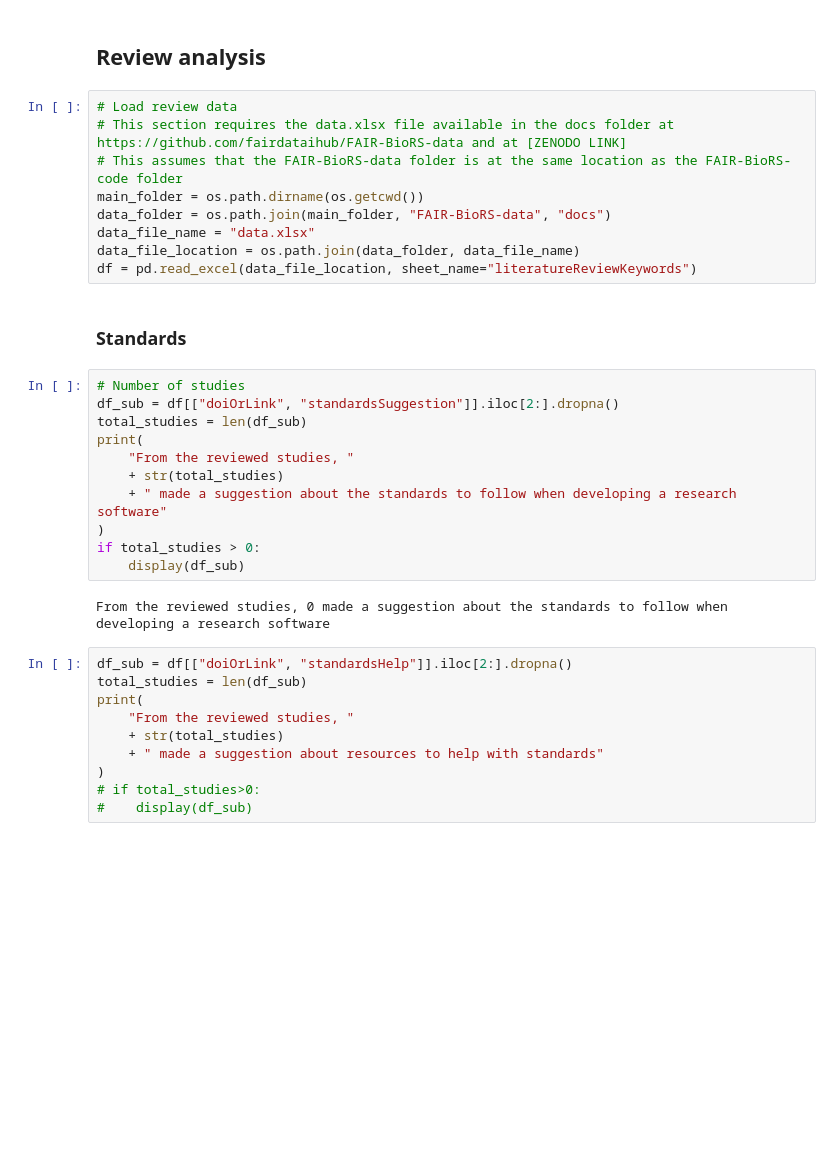
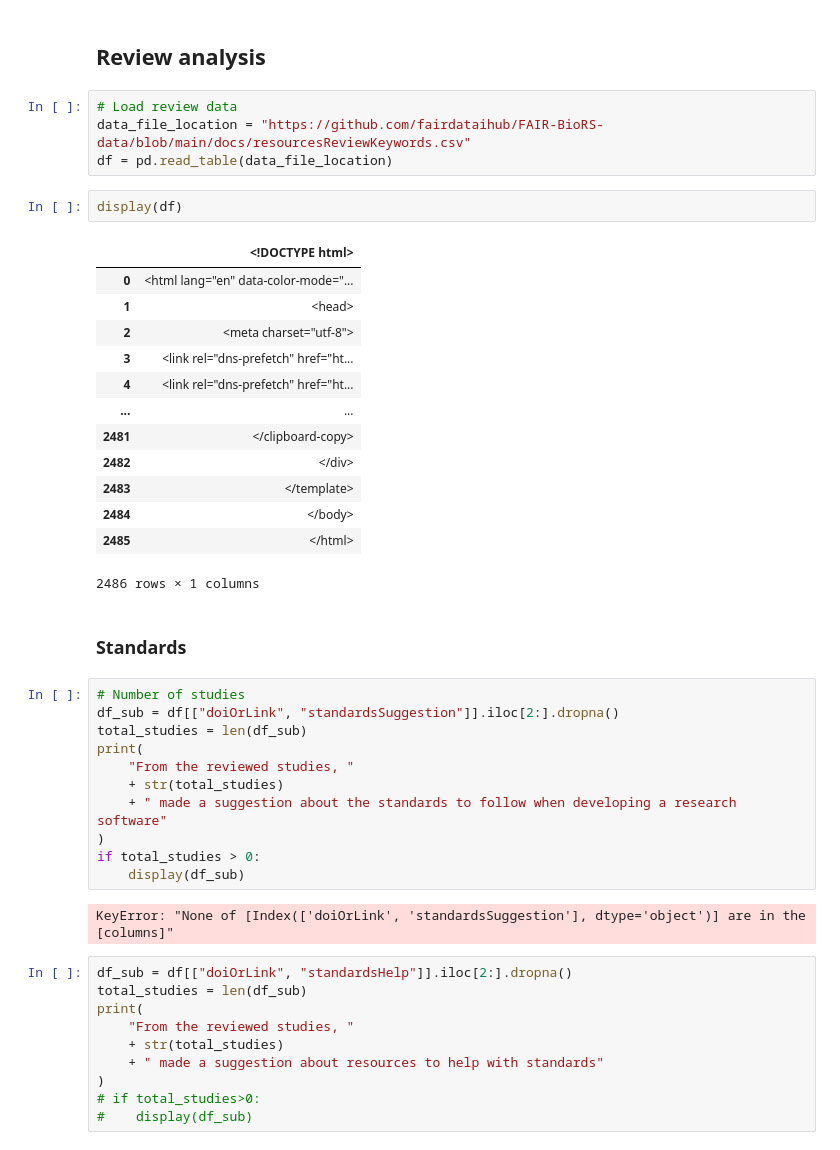
Before and after one commit to FAIR-BioRS/Code, a Jupyter notebook: main.ipynb, the cells around one changed output. Drawn from its saved outputs; the diff is of its cells as text; blank space fills up the shorter version.

```diff
--- a/main.ipynb
+++ b/main.ipynb
@@ -226,14 +254,25 @@ save_image_png(fig, "output", plot_name, "png")
 # %% [markdown]
 ## Review analysis
-# %%
-# Load review data
-# This section requires the data.xlsx file available in the docs folder at https://github.com/fairdataihub/FAIR-BioRS-data and at [ZENODO LINK]
-# This assumes that the FAIR-BioRS-data folder is at the same location as the FAIR-BioRS-code folder
-main_folder = os.path.dirname(os.getcwd())
-data_folder = os.path.join(main_folder, "FAIR-BioRS-data", "docs")
-data_file_name = "data.xlsx"
-data_file_location = os.path.join(data_folder, data_file_name)
-df = pd.read_excel(data_file_location, sheet_name="literatureReviewKeywords")
+# %%
+# Load review data
+data_file_location = "https://github.com/fairdataihub/FAIR-BioRS-data/blob/main/docs/resourcesReviewKeywords.csv"
+df = pd.read_table(data_file_location)
+# %%
+display(df)
+# %% [output]
+|  | <!DOCTYPE html> |
+| 0 | <html lang="en" data-color-mode="... |
+| 1 | <head> |
+| 2 | <meta charset="utf-8"> |
+| 3 | <link rel="dns-prefetch" href="ht... |
+| 4 | <link rel="dns-prefetch" href="ht... |
+| ... | ... |
+| 2481 | </clipboard-copy> |
+| 2482 | </div> |
+| 2483 | </template> |
+| 2484 | </body> |
+| 2485 | </html> |
+2486 rows × 1 columns
 # %% [markdown]
 ### Standards
 # %%
@@ -248,7 +287,7 @@ print(
 if total_studies > 0:
     display(df_sub)
 # %% [output]
-From the reviewed studies, 0 made a suggestion about the standards to follow when developing a research software
+KeyError: "None of [Index(['doiOrLink', 'standardsSuggestion'], dtype='object')] are in the [columns]"
 # %%
 df_sub = df[["doiOrLink", "standardsHelp"]].iloc[2:].dropna()
 total_studies = len(df_sub)
```
Also changed, not shown: parts of 6 cells of this notebook.
